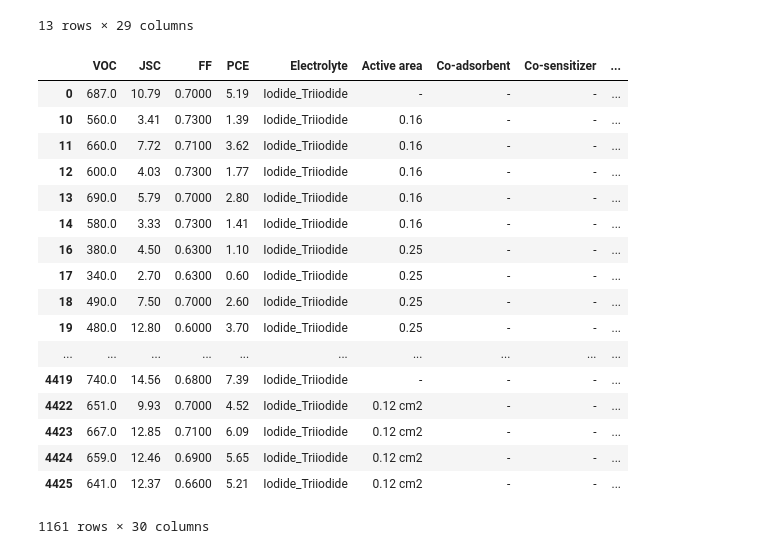
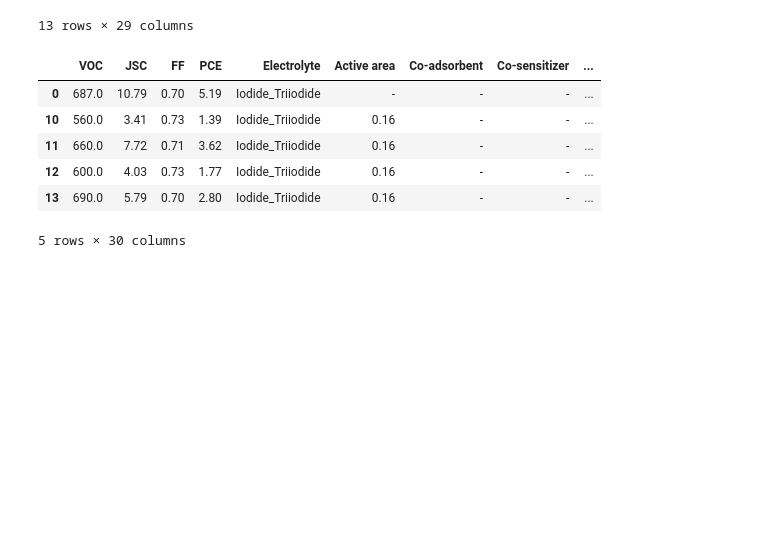
Before and after one commit to PaulC61/Cheminformatics, a Jupyter notebook: InternshipM2_BIU/WorkingEnvironment/Phase1/dataProcessing.ipynb, the cells around one changed output. Drawn from its saved outputs; the diff is of its cells as text; code cells hidden in the pictures; blank space fills up the shorter version.

```diff
--- a/InternshipM2_BIU/WorkingEnvironment/Phase1/dataProcessing.ipynb
+++ b/InternshipM2_BIU/WorkingEnvironment/Phase1/dataProcessing.ipynb
@@ -143,23 +152,12 @@ dfDropDupl.groupby(['Molecule keywords']).count().sort_values('PCE', ascending=F
 13 rows × 29 columns
 # %%
 globalDf = pd.read_csv('rawGlobalData.csv', index_col=0)
-globalDf.group
+globalDf.head()#.groupby(['Molecule keywords']).count().sort_values('PCE', ascending=False)
 # %% [output]
 |  | VOC | JSC | FF | PCE | Electrolyte | Active area | Co-adsorbent | Co-sensitizer | ... |
-| 0 | 687.0 | 10.79 | 0.7000 | 5.19 | Iodide_Triiodide | - | - | - | ... |
-| 10 | 560.0 | 3.41 | 0.7300 | 1.39 | Iodide_Triiodide | 0.16 | - | - | ... |
-| 11 | 660.0 | 7.72 | 0.7100 | 3.62 | Iodide_Triiodide | 0.16 | - | - | ... |
-| 12 | 600.0 | 4.03 | 0.7300 | 1.77 | Iodide_Triiodide | 0.16 | - | - | ... |
-| 13 | 690.0 | 5.79 | 0.7000 | 2.80 | Iodide_Triiodide | 0.16 | - | - | ... |
-| 14 | 580.0 | 3.33 | 0.7300 | 1.41 | Iodide_Triiodide | 0.16 | - | - | ... |
-| 16 | 380.0 | 4.50 | 0.6300 | 1.10 | Iodide_Triiodide | 0.25 | - | - | ... |
-| 17 | 340.0 | 2.70 | 0.6300 | 0.60 | Iodide_Triiodide | 0.25 | - | - | ... |
-| 18 | 490.0 | 7.50 | 0.7000 | 2.60 | Iodide_Triiodide | 0.25 | - | - | ... |
-| 19 | 480.0 | 12.80 | 0.6000 | 3.70 | Iodide_Triiodide | 0.25 | - | - | ... |
-| ... | ... | ... | ... | ... | ... | ... | ... | ... | ... |
-| 4419 | 740.0 | 14.56 | 0.6800 | 7.39 | Iodide_Triiodide | - | - | - | ... |
-| 4422 | 651.0 | 9.93 | 0.7000 | 4.52 | Iodide_Triiodide | 0.12 cm2 | - | - | ... |
-| 4423 | 667.0 | 12.85 | 0.7100 | 6.09 | Iodide_Triiodide | 0.12 cm2 | - | - | ... |
-| 4424 | 659.0 | 12.46 | 0.6900 | 5.65 | Iodide_Triiodide | 0.12 cm2 | - | - | ... |
-| 4425 | 641.0 | 12.37 | 0.6600 | 5.21 | Iodide_Triiodide | 0.12 cm2 | - | - | ... |
+| 0 | 687.0 | 10.79 | 0.70 | 5.19 | Iodide_Triiodide | - | - | - | ... |
+| 10 | 560.0 | 3.41 | 0.73 | 1.39 | Iodide_Triiodide | 0.16 | - | - | ... |
+| 11 | 660.0 | 7.72 | 0.71 | 3.62 | Iodide_Triiodide | 0.16 | - | - | ... |
+| 12 | 600.0 | 4.03 | 0.73 | 1.77 | Iodide_Triiodide | 0.16 | - | - | ... |
+| 13 | 690.0 | 5.79 | 0.70 | 2.80 | Iodide_Triiodide | 0.16 | - | - | ... |
-1161 rows × 30 columns
+5 rows × 30 columns
```
Also changed, not shown: parts of 3 cells of this notebook, 1 other file.
